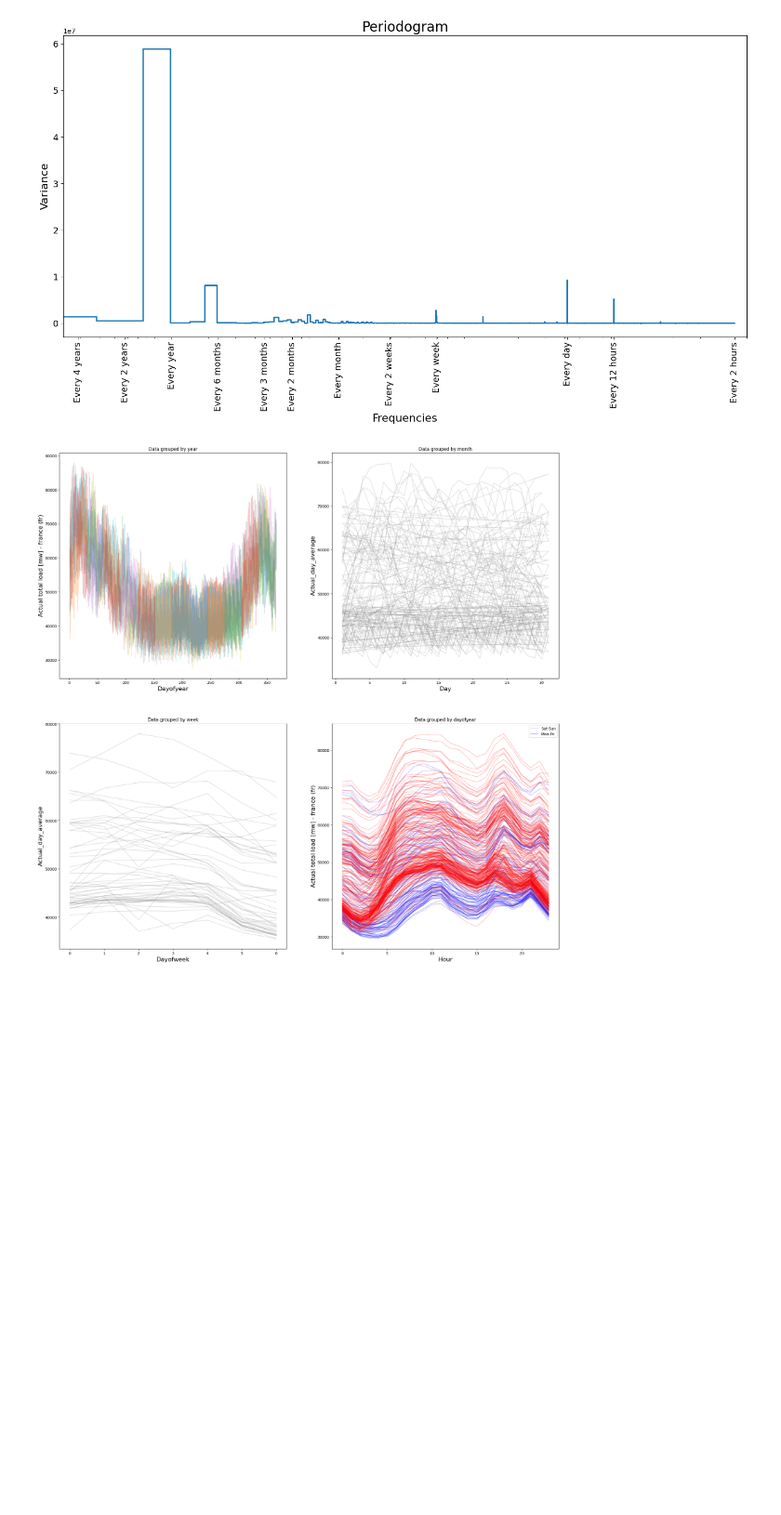
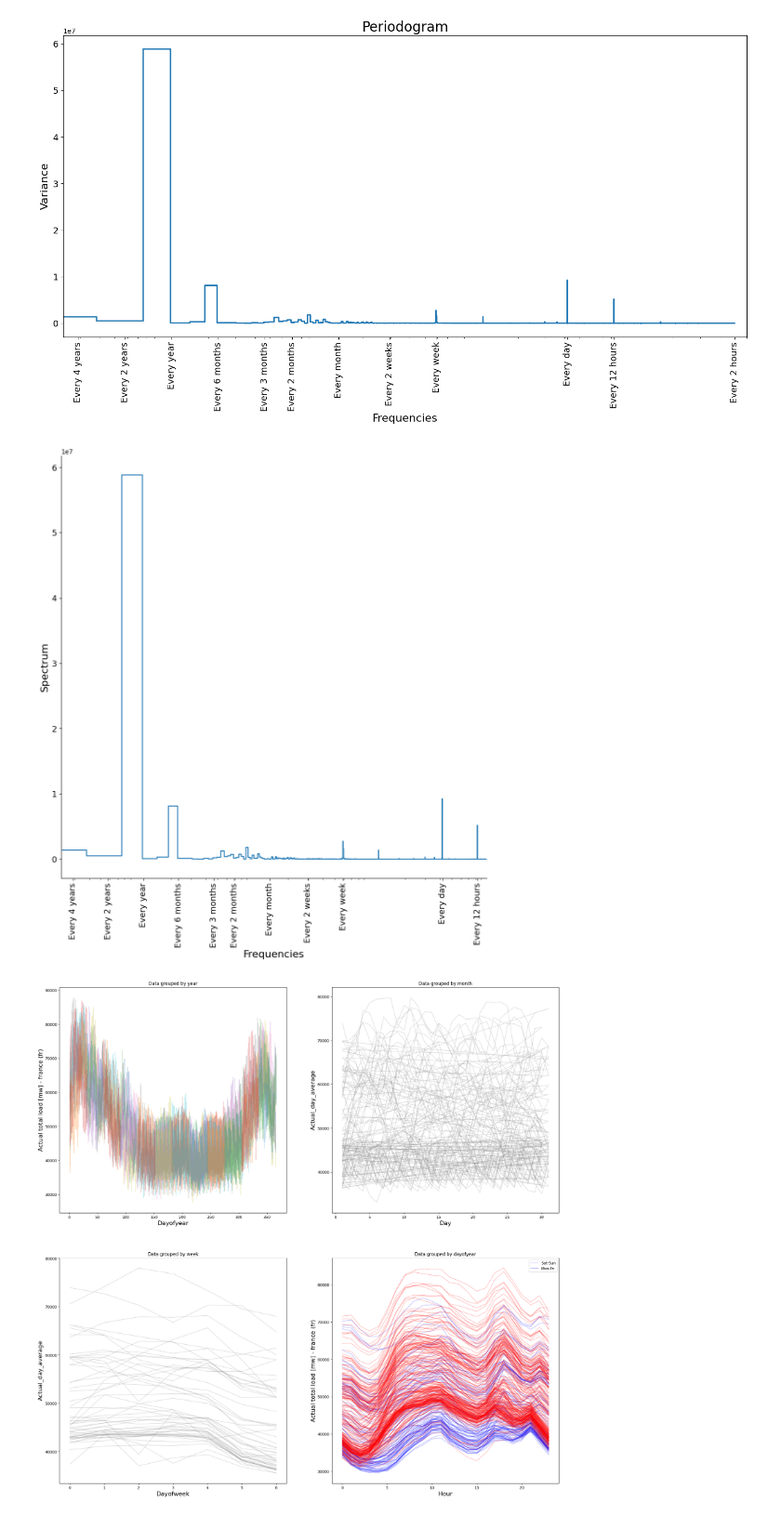
Before and after one commit to NicolasChagnet/energy-demand-forecast, a Jupyter notebook: notebooks/0_exploratory_data_analysis.ipynb, the cells around one changed output. Shown at 93% size. Cells and saved outputs as stored; diff of their text form; code cells hidden in the pictures; blank space fills up the shorter version.

Commit message:
updated figure making

```diff
--- a/notebooks/0_exploratory_data_analysis.ipynb
+++ b/notebooks/0_exploratory_data_analysis.ipynb
@@ -108,6 +108,48 @@ Periods in days: [3.650e+02 1.000e+00 1.830e+02 1.000e+00 7.000e+00 4.600e+01 7.
  5.480e+02]
 <Axes: title={'center': 'Periodogram'}, xlabel='Frequencies', ylabel='Variance'>
 [figure]
+# %%
+fig, ax = plt.subplots(figsize=(12, 12))
+ax.step(frequencies, spectrum)
+ax.set_xscale("log")
+day_hours = 24
+week_day = 7
+month_day = 30
+year_month = 12
+
+font = {
+    "weight": "normal",
+    "size": 16,
+}
+
+times = {
+    "4 years": 4 * year_month * month_day * day_hours,
+    "2 years": 2 * year_month * month_day * day_hours,
+    "year": year_month * month_day * day_hours,
+    "6 months": month_day * day_hours * 6,
+    "3 months": month_day * day_hours * 3,
+    "2 months": month_day * day_hours * 2,
+    "month": month_day * day_hours,
+    "2 weeks": 2 * week_day * day_hours,
+    "week": week_day * day_hours,
+    "day": day_hours,
+    "12 hours": 12,
+    # "2 hours": 2,
+}
+ax.set_xlim(0.8 / max(times.values()), 1.2 / min(times.values()))
+ax.set_xticks([1.0 / time for time in times.values()])
+ax.set_xticklabels([f"Every {key}" for key in times.keys()], rotation=90)
+ax.tick_params(axis="both", labelsize=13)
+ax.ticklabel_format(axis="y", style="sci", scilimits=(0, 0))
+ax.set_ylabel("Spectrum", fontdict=font)
+ax.set_xlabel("Frequencies", fontdict=font)
+# ax.set_title("Periodogram", fontdict=dict(fontsize=20))
+ax.spines["right"].set_visible(False)
+ax.spines["top"].set_visible(False)
+ax.spines["left"].set_visible(True)
+ax.spines["bottom"].set_visible(True)
+# %% [output]
+[figure, added]
 # %%
 fig.savefig("../figs/periodogram.png", dpi=300, bbox_inches="tight")
 # %%
```
Also changed, not shown: 4 other files.
